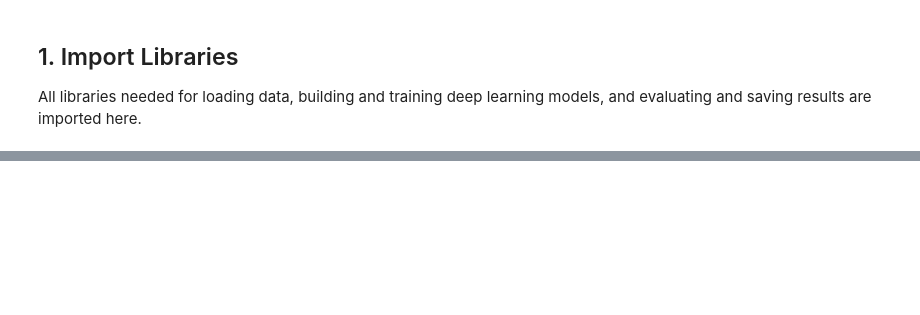
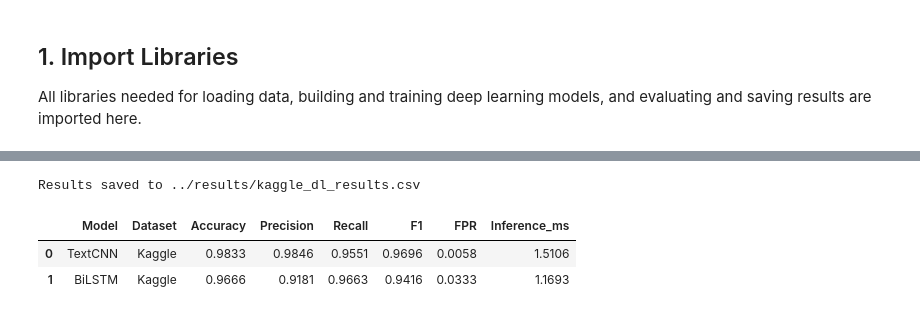
Before and after one commit to ChickenTenders2/cm3203-phishing-nlp, a Jupyter notebook: notebooks/kaggle_deep_learning.ipynb, the cells around one changed output, grey strips where cells are left out. Saved outputs shown, nothing was run; the diff lists cells and outputs as text; code cells hidden in the pictures; blank space fills up the shorter version.

```diff
--- a/notebooks/kaggle_deep_learning.ipynb
+++ b/notebooks/kaggle_deep_learning.ipynb
@@ -517,0 +676,12 @@ Results saved to ../results/kaggle_dl_results.csv
+# %%
+results_df = pd.DataFrame([results_textcnn, results_bilstm])
+csv_path = results_dir / "kaggle_dl_results.csv"
+results_df.to_csv(csv_path, index=False)
+
+print(f"Results saved to {csv_path}")
+results_df
+# %% [output]
+Results saved to ../results/kaggle_dl_results.csv
+|  | Model | Dataset | Accuracy | Precision | Recall | F1 | FPR | Inference_ms |
+| 0 | TextCNN | Kaggle | 0.9833 | 0.9846 | 0.9551 | 0.9696 | 0.0058 | 1.5106 |
+| 1 | BiLSTM | Kaggle | 0.9666 | 0.9181 | 0.9663 | 0.9416 | 0.0333 | 1.1693 |
```
Also changed, not shown: parts of 51 cells of this notebook, 14 other files.
